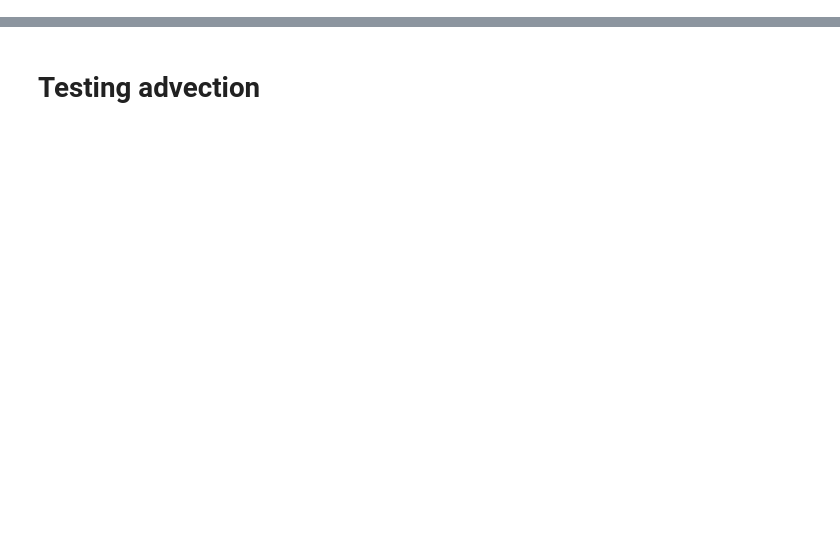
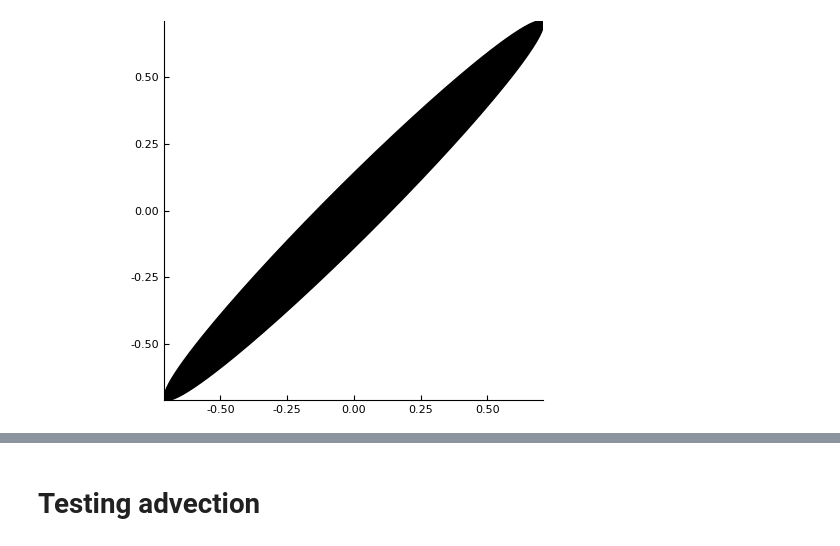
Before and after one commit to darwindarak/PotentialFlow.jl, a Jupyter notebook: binder/notebooks/Conformally mapped body.ipynb, the cells around one changed output, grey strips where cells are left out. Drawn from its saved outputs; the diff is of its cells as text; code cells hidden in the pictures; blank space fills up the shorter version.

```diff
--- a/binder/notebooks/Conformally mapped body.ipynb
+++ b/binder/notebooks/Conformally mapped body.ipynb
@@ -180,0 +25,8 @@ sys = (b,vp1,vp2)
+# %%
+a1 = 1; b1 = 0.1; ccoeff = Complex128[0.5(a1+b1),0,0.5(a1-b1)]
+c = 0.0+0.0im
+α = π/4
+b = Bodies.ConformalBody(ccoeff,c,α)
+plot(b)
+# %% [output]
+[figure, added]
```
Also changed, not shown: parts of 82 cells of this notebook, 2 other files.
